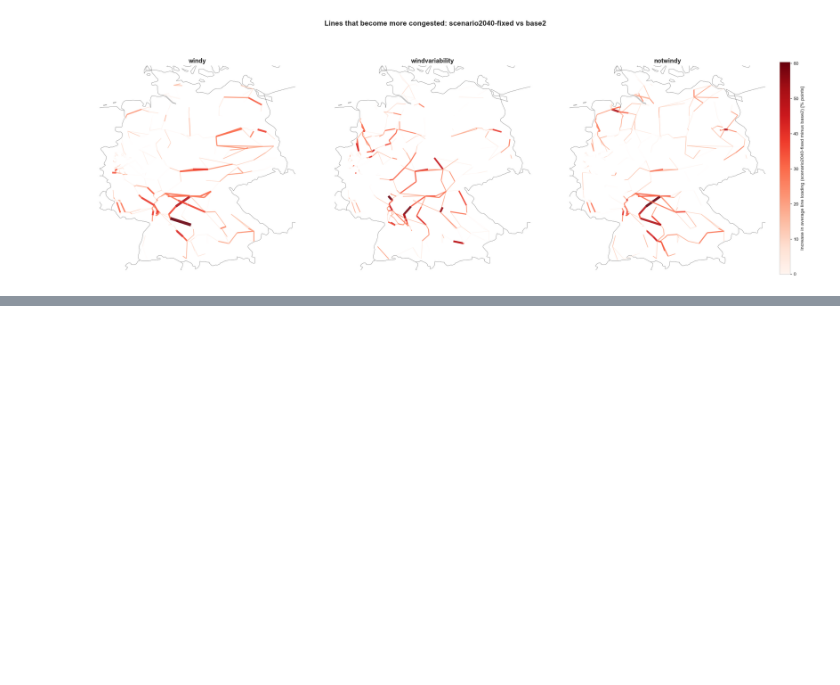
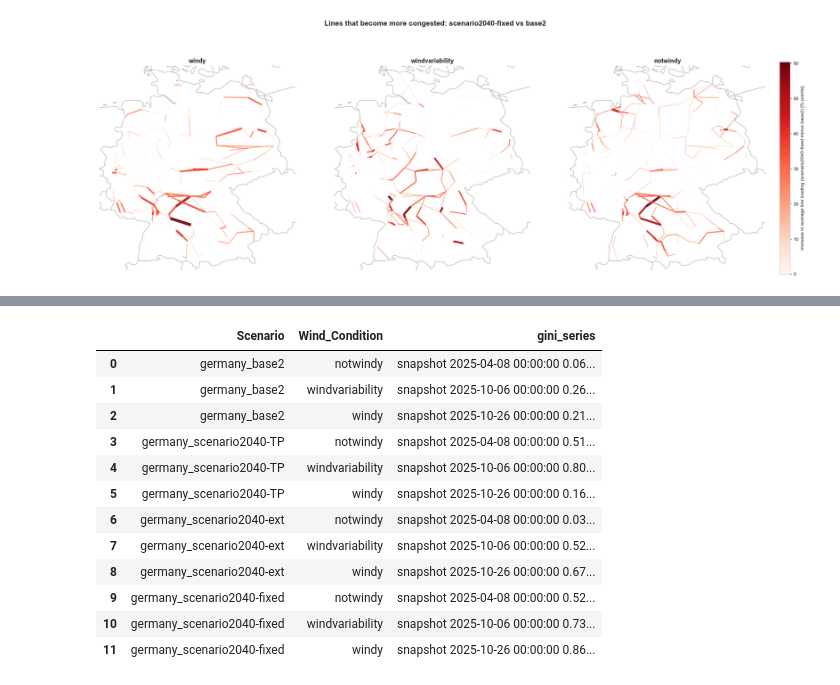
Before and after one commit to Luca2299/pypsa-eur, a Jupyter notebook: notebooks/Across_Scenarios_Comparison.ipynb, the cells around one changed output, grey strips where cells are left out. Saved outputs shown, nothing was run; the diff lists cells and outputs as text; code cells hidden in the pictures; blank space fills up the shorter version.

```diff
--- a/notebooks/Across_Scenarios_Comparison.ipynb
+++ b/notebooks/Across_Scenarios_Comparison.ipynb
@@ -2482,0 +2745,38 @@ else:
+# %%
+# 1. Initialize an empty list to collect data rows
+gini_records = []
+
+for name, n in networks.items():
+    if n is not None:
+        # Run your existing analysis function to get the 24h series
+        gini_series = analyze_spatial_inequality(n)
+
+        scenario_name, wind_condition = name.rsplit('_', 1)
+
+        # Structure the metrics into a dictionary row
+        metrics = {
+            "Scenario": scenario_name,
+            "Wind_Condition": wind_condition,
+            "gini_series": gini_series,
+        }
+
+        gini_records.append(metrics)
+
+# 3. Convert the collected records into your final summary DataFrame
+df_gini_series_all = pd.DataFrame(gini_records)
+# %%
+df_gini_series_all
+# %% [output]
+|  | Scenario | Wind_Condition | gini_series |
+| 0 | germany_base2 | notwindy | snapshot 2025-04-08 00:00:00 0.06... |
+| 1 | germany_base2 | windvariability | snapshot 2025-10-06 00:00:00 0.26... |
+| 2 | germany_base2 | windy | snapshot 2025-10-26 00:00:00 0.21... |
+| 3 | germany_scenario2040-TP | notwindy | snapshot 2025-04-08 00:00:00 0.51... |
+| 4 | germany_scenario2040-TP | windvariability | snapshot 2025-10-06 00:00:00 0.80... |
+| 5 | germany_scenario2040-TP | windy | snapshot 2025-10-26 00:00:00 0.16... |
+| 6 | germany_scenario2040-ext | notwindy | snapshot 2025-04-08 00:00:00 0.03... |
+| 7 | germany_scenario2040-ext | windvariability | snapshot 2025-10-06 00:00:00 0.52... |
+| 8 | germany_scenario2040-ext | windy | snapshot 2025-10-26 00:00:00 0.67... |
+| 9 | germany_scenario2040-fixed | notwindy | snapshot 2025-04-08 00:00:00 0.52... |
+| 10 | germany_scenario2040-fixed | windvariability | snapshot 2025-10-06 00:00:00 0.73... |
+| 11 | germany_scenario2040-fixed | windy | snapshot 2025-10-26 00:00:00 0.86... |
```
Also changed, not shown: parts of 22 cells of this notebook, 41 other files.
